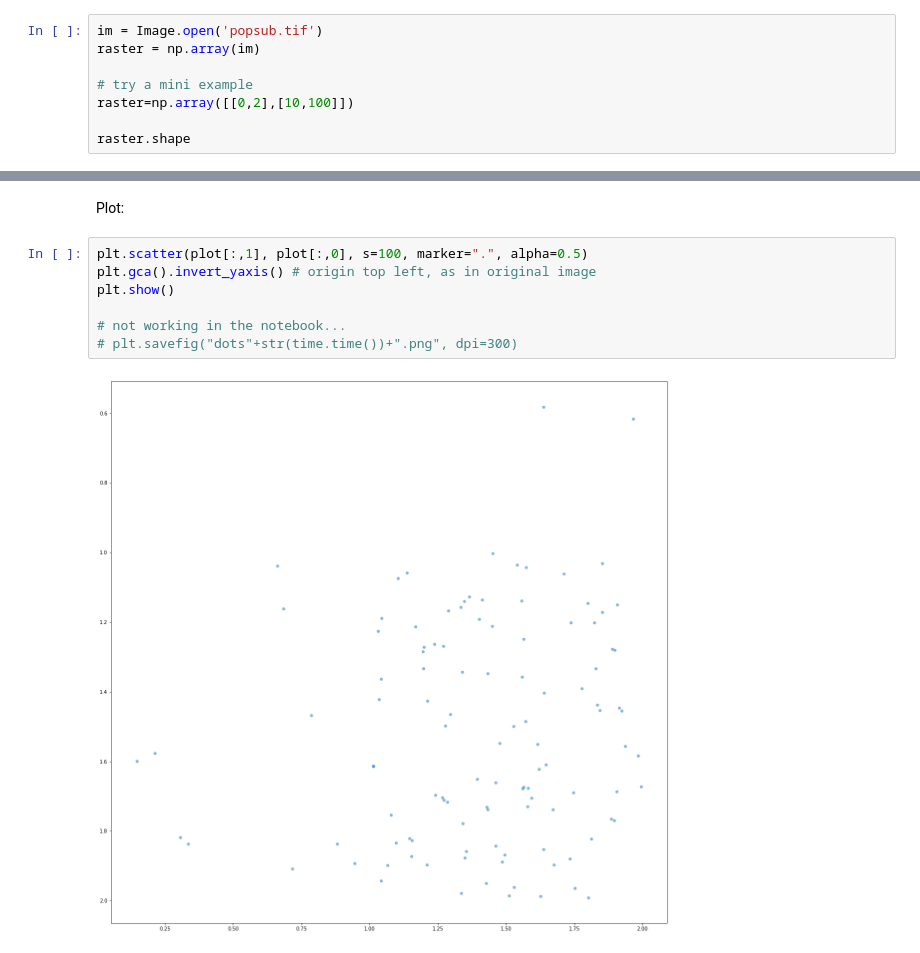
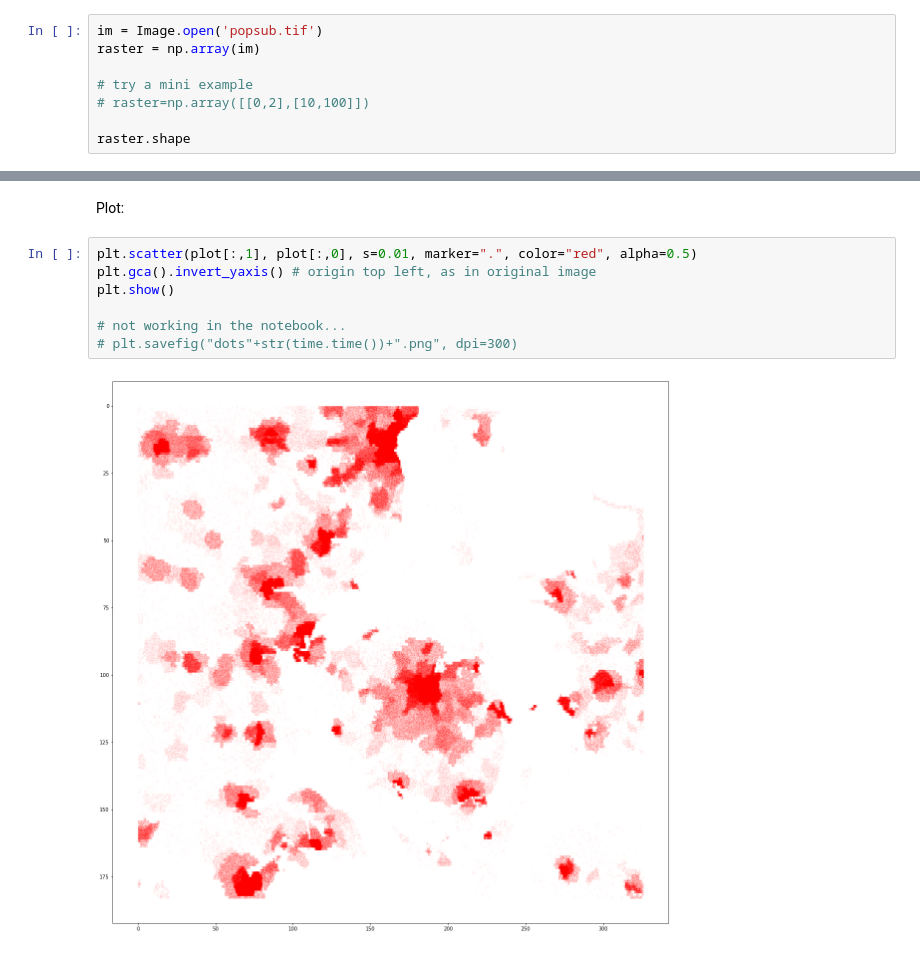
Before and after one commit to crstn/raster2points, a Jupyter notebook: raster2points - global tiff.ipynb, the cells around one changed output, grey strips where cells are left out. Saved outputs shown, nothing was run; the diff lists cells and outputs as text.

```diff
--- a/raster2points - global tiff.ipynb
+++ b/raster2points - global tiff.ipynb
@@ -19,7 +19,7 @@ im = Image.open('popsub.tif')
 raster = np.array(im)
 
 # try a mini example
-raster=np.array([[0,2],[10,100]])
+# raster=np.array([[0,2],[10,100]])
 
 raster.shape
 # %% [output]
@@ -113,11 +93,11 @@ plot = points + seed
 # %% [markdown]
 Plot:
 # %%
-plt.scatter(plot[:,1], plot[:,0], s=100, marker=".", alpha=0.5)
+plt.scatter(plot[:,1], plot[:,0], s=0.01, marker=".", color="red", alpha=0.5)
 plt.gca().invert_yaxis() # origin top left, as in original image
 plt.show()
 
 # not working in the notebook...
 # plt.savefig("dots"+str(time.time())+".png", dpi=300)
 # %% [output]
-[figure, old version]
+[figure, new version]
```
Also changed, not shown: parts of 6 cells of this notebook.
